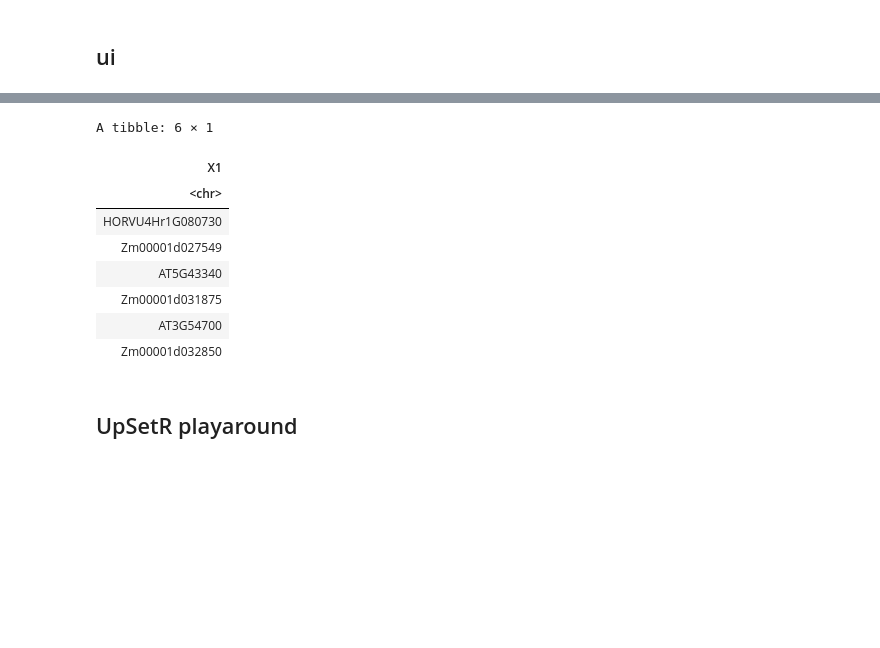
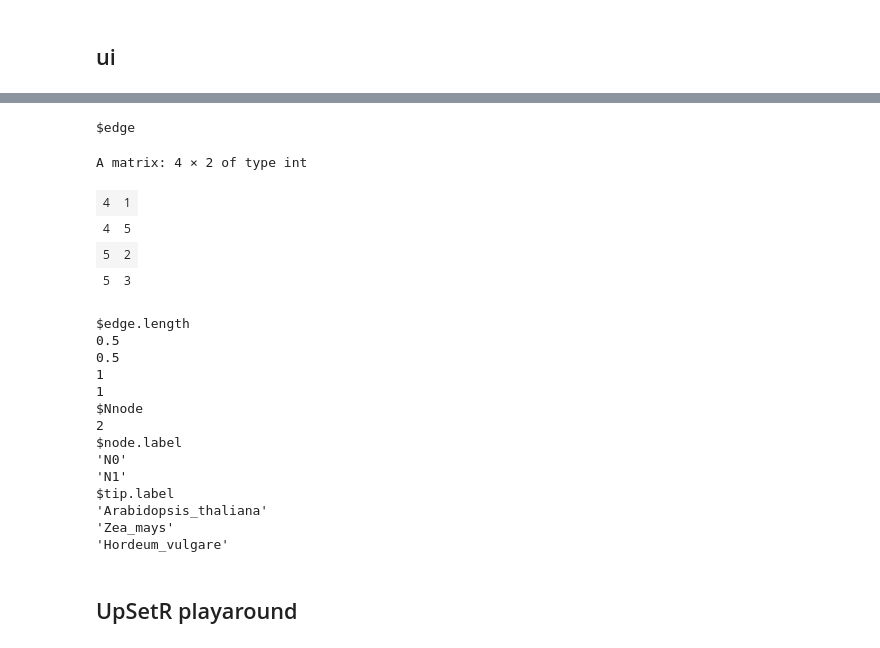
Before and after one commit to tgstoecker/A2TEA.WebApp, a Jupyter notebook: shiny_tests.ipynb, the cells around one changed output, grey strips where cells are left out. Cells and saved outputs as stored; diff of their text form; code cells hidden in the pictures; blank space fills up the shorter version.

```diff
--- a/shiny_tests.ipynb
+++ b/shiny_tests.ipynb
@@ -613,17 +632,28 @@ Listening on http://127.0.0.1:4311
 # %%
 #load(file = "A2TEA_finished.RData")
 #validObject(HYPOTHESES.a2tea$hypothesis_1@expanded_OGs$N0.HOG0000207@tree)
-head(HYPOTHESES.a2tea$hypothesis_1@expanded_OGs$N0.HOG0000207@genes)
+head(HYPOTHESES.a2tea$hypothesis_1@species_tree)
 # %% [output]
-A tibble: 6 × 1
+$edge
+A matrix: 4 × 2 of type int
-| X1 |
-| <chr> |
-| HORVU4Hr1G080730 |
-| Zm00001d027549 |
-| AT5G43340 |
-| Zm00001d031875 |
-| AT3G54700 |
-| Zm00001d032850 |
+| 4 | 1 |
+| 4 | 5 |
+| 5 | 2 |
+| 5 | 3 |
+$edge.length
+0.5
+0.5
+1
+1
+$Nnode
+2
+$node.label
+'N0'
+'N1'
+$tip.label
+'Arabidopsis_thaliana'
+'Zea_mays'
+'Hordeum_vulgare'
 # %%
 # creating upsetR Plot
 head(HOG_level_list[[1]])
```
Also changed, not shown: parts of 6 cells of this notebook.
